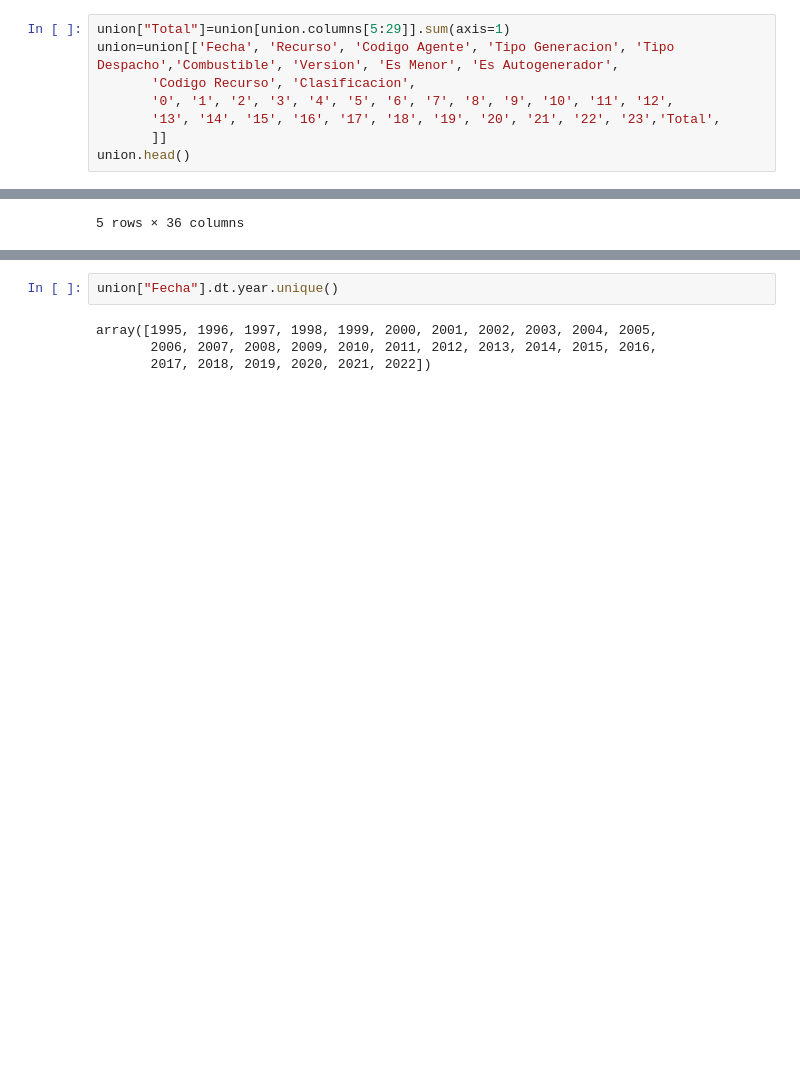
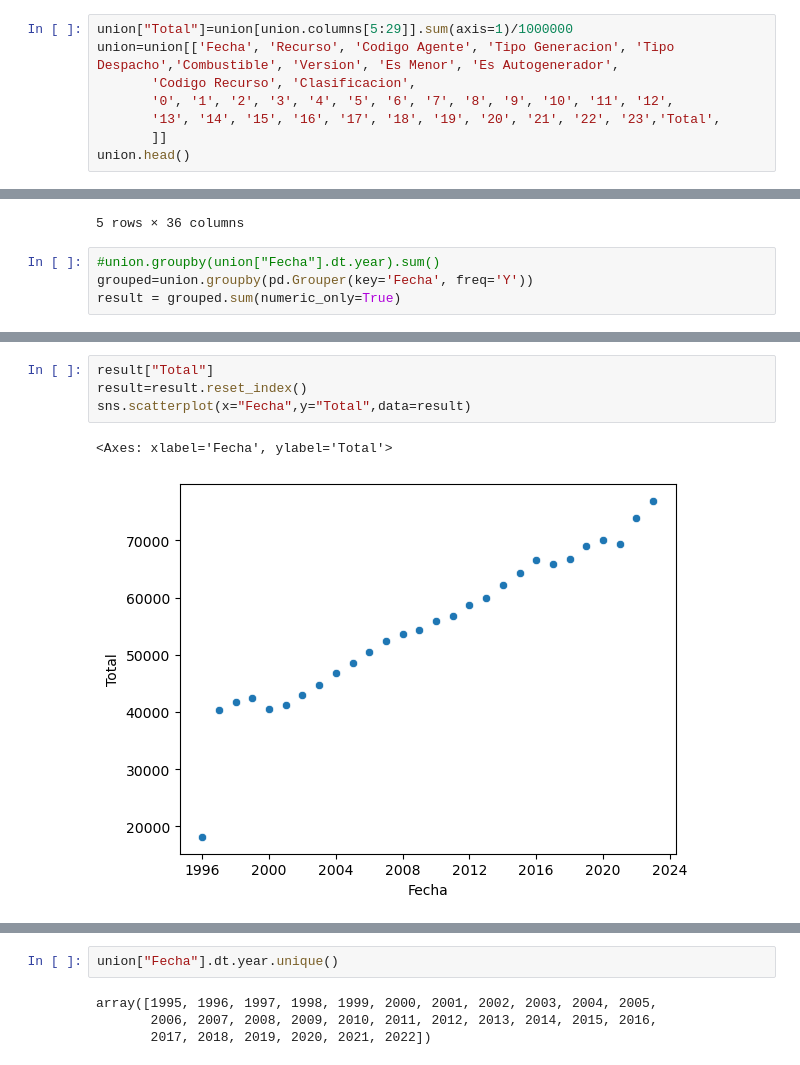
Before and after one commit to Mateoferrnandez/Projects, a Jupyter notebook: Personal Projects/Generacion electrica en Colombia/Dtacleaning.ipynb, the cells around one changed output, grey strips where cells are left out. Cells and saved outputs as stored; diff of their text form; blank space fills up the shorter version.

```diff
--- a/Personal Projects/Generacion electrica en Colombia/Dtacleaning.ipynb
+++ b/Personal Projects/Generacion electrica en Colombia/Dtacleaning.ipynb
@@ -334,7 +334,7 @@ SOLAR           13061
 EOLICA           6687
 Name: count, dtype: int64
 # %%
-union["Total"]=union[union.columns[5:29]].sum(axis=1)
+union["Total"]=union[union.columns[5:29]].sum(axis=1)/1000000
 union=union[['Fecha', 'Recurso', 'Codigo Agente', 'Tipo Generacion', 'Tipo Despacho','Combustible', 'Version', 'Es Menor', 'Es Autogenerador',
        'Codigo Recurso', 'Clasificacion',
        '0', '1', '2', '3', '4', '5', '6', '7', '8', '9', '10', '11', '12',
@@ -349,3 +349,7 @@ union.head()
 | 3 | 1995-07-20 | EL RIO 7 | ATLG | TERMICA | DESPACHADO CENTRALMENTE | NaN | NaN | NaN | ... |
 | 4 | 1995-07-20 | LA UNION 4 | ATLG | TERMICA | DESPACHADO CENTRALMENTE | NaN | NaN | NaN | ... |
 5 rows × 36 columns
+# %%
+#union.groupby(union["Fecha"].dt.year).sum()
+grouped=union.groupby(pd.Grouper(key='Fecha', freq='Y'))
+result = grouped.sum(numeric_only=True)
@@ -351,0 +390,7 @@ union.head()
+# %%
+result["Total"]
+result=result.reset_index()
+sns.scatterplot(x="Fecha",y="Total",data=result)
+# %% [output]
+<Axes: xlabel='Fecha', ylabel='Total'>
+[figure, added]
```
Also changed, not shown: parts of 5 cells of this notebook.
